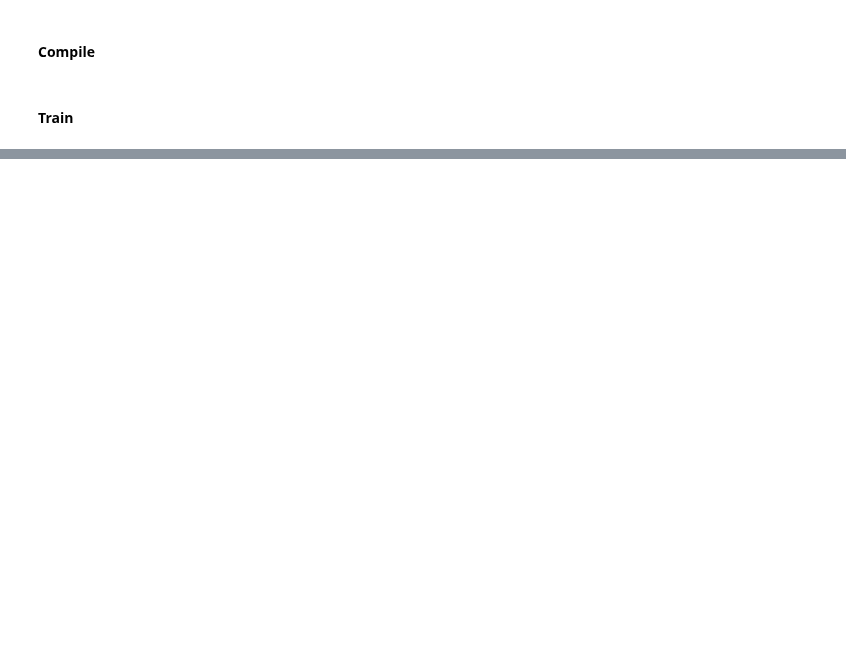
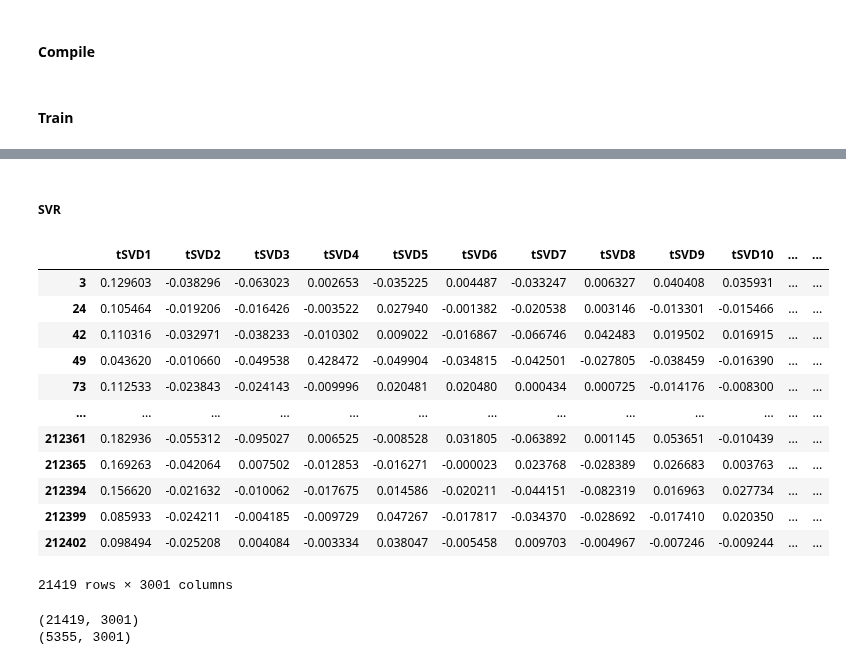
Before and after one commit to MargheSerena/Group-project, a Jupyter notebook: 03 ML set up_MF.ipynb, the cells around one changed output, grey strips where cells are left out. Drawn from its saved outputs; the diff is of its cells as text; code cells hidden in the pictures; blank space fills up the shorter version.

```diff
--- a/03 ML set up_MF.ipynb
+++ b/03 ML set up_MF.ipynb
@@ -625,0 +543,39 @@ plt.show()
+# %% [markdown]
+##### SVR
+# %%
+# Baseline model data for SVR
+X_baseline_train = pd.merge(
+    NLP_df_train,
+    X_train['year'],
+    right_index = True,
+    left_index = True,
+    how = 'inner')
+
+X_baseline_test = pd.merge(
+    NLP_df_test,
+    X_test['year'],
+    right_index = True,
+    left_index = True,
+    how = 'inner')
+# %%
+X_baseline_train
+# %% [output]
+|  | tSVD1 | tSVD2 | tSVD3 | tSVD4 | tSVD5 | tSVD6 | tSVD7 | tSVD8 | tSVD9 | tSVD10 | ... | ... |
+| 3 | 0.129603 | -0.038296 | -0.063023 | 0.002653 | -0.035225 | 0.004487 | -0.033247 | 0.006327 | 0.040408 | 0.035931 | ... | ... |
+| 24 | 0.105464 | -0.019206 | -0.016426 | -0.003522 | 0.027940 | -0.001382 | -0.020538 | 0.003146 | -0.013301 | -0.015466 | ... | ... |
+| 42 | 0.110316 | -0.032971 | -0.038233 | -0.010302 | 0.009022 | -0.016867 | -0.066746 | 0.042483 | 0.019502 | 0.016915 | ... | ... |
+| 49 | 0.043620 | -0.010660 | -0.049538 | 0.428472 | -0.049904 | -0.034815 | -0.042501 | -0.027805 | -0.038459 | -0.016390 | ... | ... |
+| 73 | 0.112533 | -0.023843 | -0.024143 | -0.009996 | 0.020481 | 0.020480 | 0.000434 | 0.000725 | -0.014176 | -0.008300 | ... | ... |
+| ... | ... | ... | ... | ... | ... | ... | ... | ... | ... | ... | ... | ... |
+| 212361 | 0.182936 | -0.055312 | -0.095027 | 0.006525 | -0.008528 | 0.031805 | -0.063892 | 0.001145 | 0.053651 | -0.010439 | ... | ... |
+| 212365 | 0.169263 | -0.042064 | 0.007502 | -0.012853 | -0.016271 | -0.000023 | 0.023768 | -0.028389 | 0.026683 | 0.003763 | ... | ... |
+| 212394 | 0.156620 | -0.021632 | -0.010062 | -0.017675 | 0.014586 | -0.020211 | -0.044151 | -0.082319 | 0.016963 | 0.027734 | ... | ... |
+| 212399 | 0.085933 | -0.024211 | -0.004185 | -0.009729 | 0.047267 | -0.017817 | -0.034370 | -0.028692 | -0.017410 | 0.020350 | ... | ... |
+| 212402 | 0.098494 | -0.025208 | 0.004084 | -0.003334 | 0.038047 | -0.005458 | 0.009703 | -0.004967 | -0.007246 | -0.009244 | ... | ... |
+21419 rows × 3001 columns
+# %%
+print(X_baseline_train.shape)
+print(X_baseline_test.shape)
+# %% [output]
+(21419, 3001)
+(5355, 3001)
```
Also changed, not shown: parts of 105 cells of this notebook, 4 other files.
